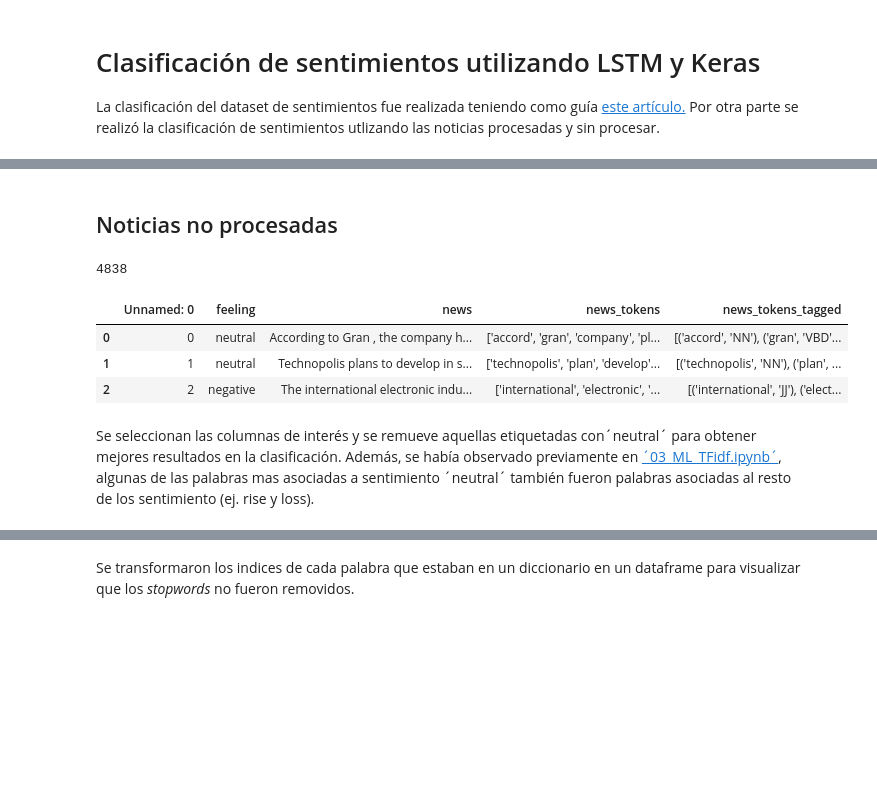
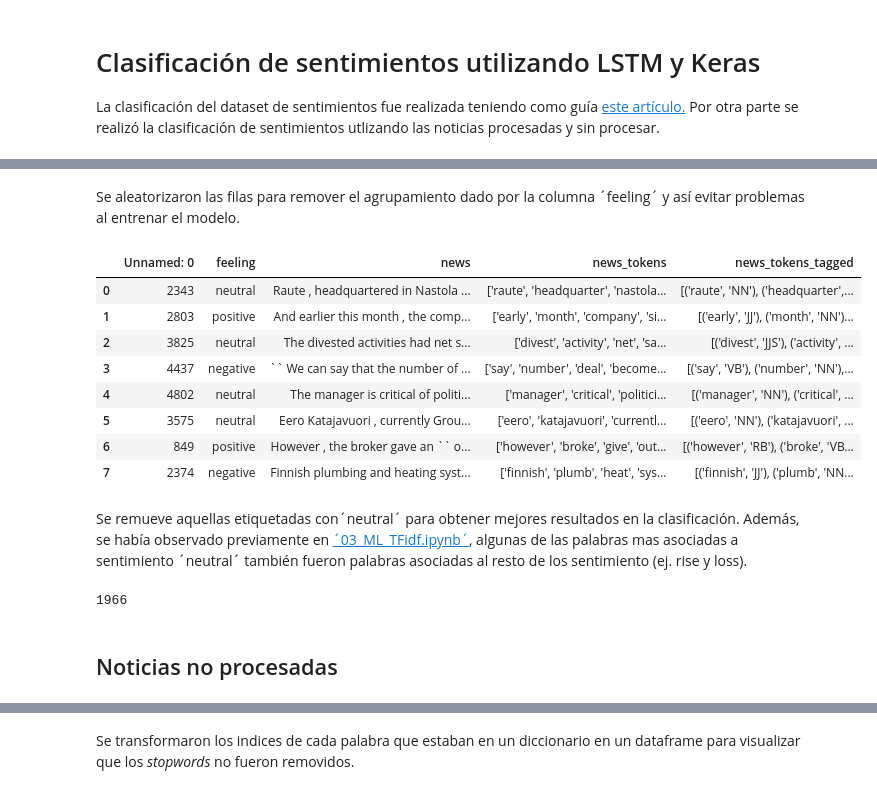
Before and after one commit to Mentoria-Financiera-DiploDatos/Entrega4, a Jupyter notebook: sent_keras/4_2_sentiment_classification_keras_v3.ipynb, the cells around one changed output, grey strips where cells are left out. Cells and saved outputs as stored; diff of their text form; code cells hidden in the pictures; blank space fills up the shorter version.

```diff
--- a/sent_keras/4_2_sentiment_classification_keras_v3.ipynb
+++ b/sent_keras/4_2_sentiment_classification_keras_v3.ipynb
@@ -5,16 +22,27 @@ La clasificación del dataset de sentimientos fue realizada teniendo como guía
+# %% [markdown]
+Se aleatorizaron las filas para remover el agrupamiento dado por la columna ´feeling´ y así evitar problemas al entrenar el modelo.
+# %%
+# Mezclamos con sample ya que los sentimientos están bastante agrupados en el
+#  dataset y esto genera problemas luego a la hora de entrenar el modelo.
+df = df.sample(frac=1, random_state=0).reset_index(drop=True)
+df.head(8)
+# %% [output]
+|  | Unnamed: 0 | feeling | news | news_tokens | news_tokens_tagged |
+| 0 | 2343 | neutral | Raute , headquartered in Nastola ... | ['raute', 'headquarter', 'nastola... | [('raute', 'NN'), ('headquarter',... |
+| 1 | 2803 | positive | And earlier this month , the comp... | ['early', 'month', 'company', 'si... | [('early', 'JJ'), ('month', 'NN')... |
+| 2 | 3825 | neutral | The divested activities had net s... | ['divest', 'activity', 'net', 'sa... | [('divest', 'JJS'), ('activity', ... |
+| 3 | 4437 | negative | `` We can say that the number of ... | ['say', 'number', 'deal', 'become... | [('say', 'VB'), ('number', 'NN'),... |
+| 4 | 4802 | neutral | The manager is critical of politi... | ['manager', 'critical', 'politici... | [('manager', 'NN'), ('critical', ... |
+| 5 | 3575 | neutral | Eero Katajavuori , currently Grou... | ['eero', 'katajavuori', 'currentl... | [('eero', 'NN'), ('katajavuori', ... |
+| 6 | 849 | positive | However , the broker gave an `` o... | ['however', 'broke', 'give', 'out... | [('however', 'RB'), ('broke', 'VB... |
+| 7 | 2374 | negative | Finnish plumbing and heating syst... | ['finnish', 'plumb', 'heat', 'sys... | [('finnish', 'JJ'), ('plumb', 'NN... |
+# %% [markdown]
+Se remueve aquellas etiquetadas con´neutral´ para obtener mejores resultados en la clasificación. Además, se había observado previamente en [´03_ML_TFidf.ipynb´](https://github.com/Mentoria-Financiera-DiploDatos/Entrega3/blob/master/sentimientos/03_ML_TFidf.ipynb), algunas de las palabras mas asociadas a sentimiento ´neutral´ también fueron palabras asociadas al resto de los sentimiento (ej. rise y loss).
+# %%
+# convert feeling to numeric
+df = df[df['feeling'] != 'neutral'].reset_index(drop=True)
+print(df.feeling.size)
+# %% [output]
+1966
 # %% [markdown]
 ## Noticias no procesadas
-# %%
-import pandas as pd
-import numpy as np
-df = pd.read_csv("https://raw.githubusercontent.com/Mentoria-Financiera-DiploDatos/Entrega3/master/sentimientos/data/feeling_procesado.csv")
-print(df.news.size)
-df.head(3)
-# %% [output]
-4838
-|  | Unnamed: 0 | feeling | news | news_tokens | news_tokens_tagged |
-| 0 | 0 | neutral | According to Gran , the company h... | ['accord', 'gran', 'company', 'pl... | [('accord', 'NN'), ('gran', 'VBD'... |
-| 1 | 1 | neutral | Technopolis plans to develop in s... | ['technopolis', 'plan', 'develop'... | [('technopolis', 'NN'), ('plan', ... |
-| 2 | 2 | negative | The international electronic indu... | ['international', 'electronic', '... | [('international', 'JJ'), ('elect... |
-# %% [markdown]
-Se seleccionan las columnas de interés y se remueve aquellas etiquetadas con´neutral´ para obtener mejores resultados en la clasificación. Además, se había observado previamente en [´03_ML_TFidf.ipynb´](https://github.com/Mentoria-Financiera-DiploDatos/Entrega3/blob/master/sentimientos/03_ML_TFidf.ipynb), algunas de las palabras mas asociadas a sentimiento ´neutral´ también fueron palabras asociadas al resto de los sentimiento (ej. rise y loss).
```
Also changed, not shown: parts of 48 cells of this notebook.
